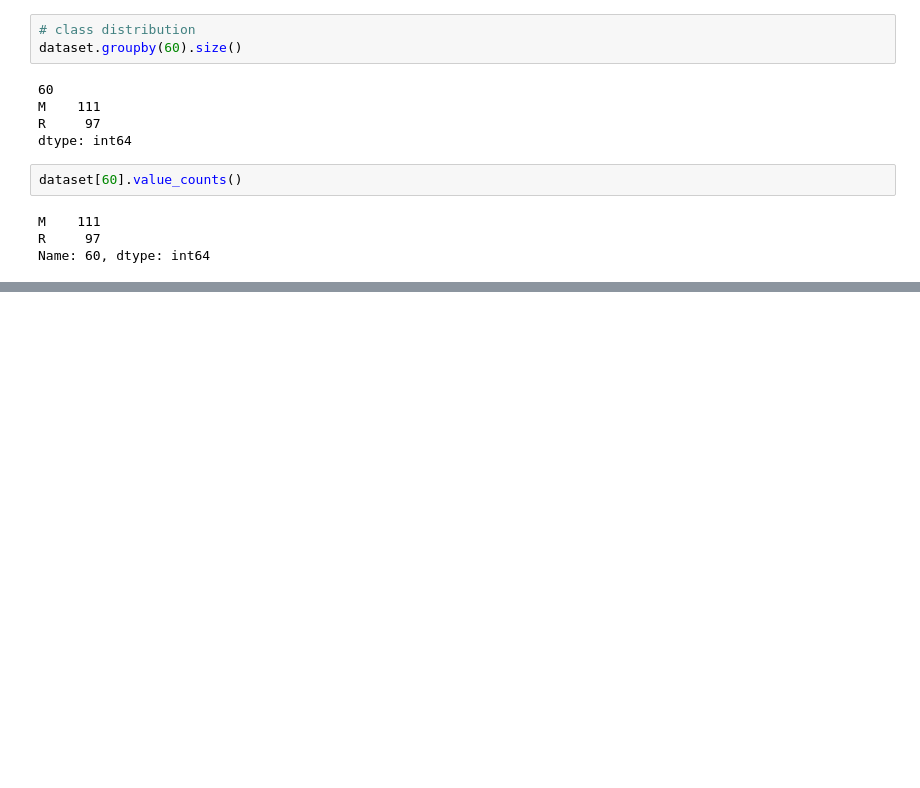
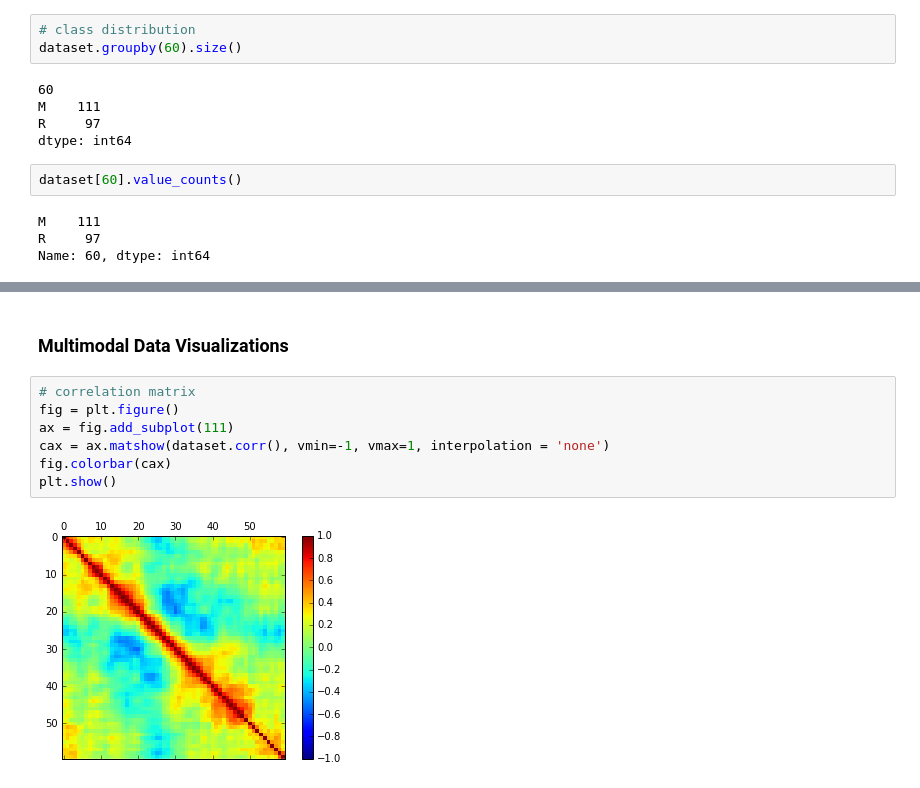
Before and after one commit to shintotm/Kaggle, a Jupyter notebook: SonarBinaryClass/python/SonarMinesVsRocks.ipynb, the cells around one changed output, grey strips where cells are left out. Drawn from its saved outputs; the diff is of its cells as text; blank space fills up the shorter version.

```diff
--- a/SonarBinaryClass/python/SonarMinesVsRocks.ipynb
+++ b/SonarBinaryClass/python/SonarMinesVsRocks.ipynb
@@ -106,0 +129,11 @@ Name: 60, dtype: int64
+# %% [markdown]
+### Multimodal Data Visualizations
+# %%
+# correlation matrix
+fig = plt.figure()
+ax = fig.add_subplot(111)
+cax = ax.matshow(dataset.corr(), vmin=-1, vmax=1, interpolation = 'none')
+fig.colorbar(cax)
+plt.show()
+# %% [output]
+[figure, added]
```
Also changed, not shown: parts of 6 cells of this notebook.
